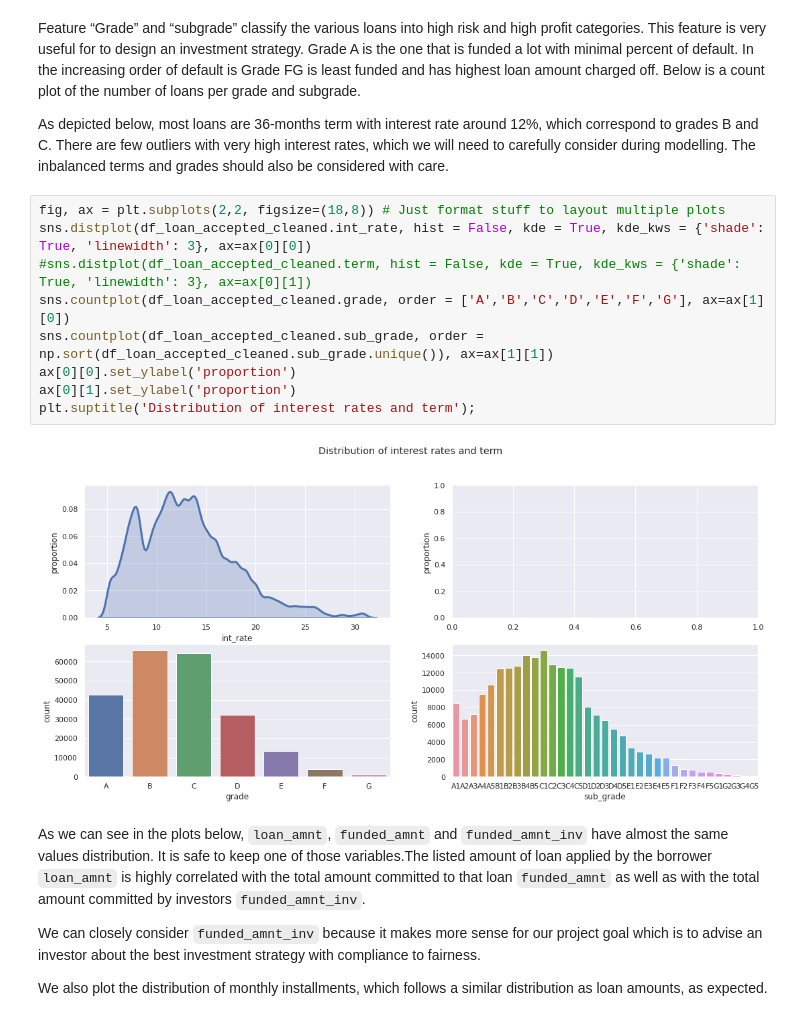
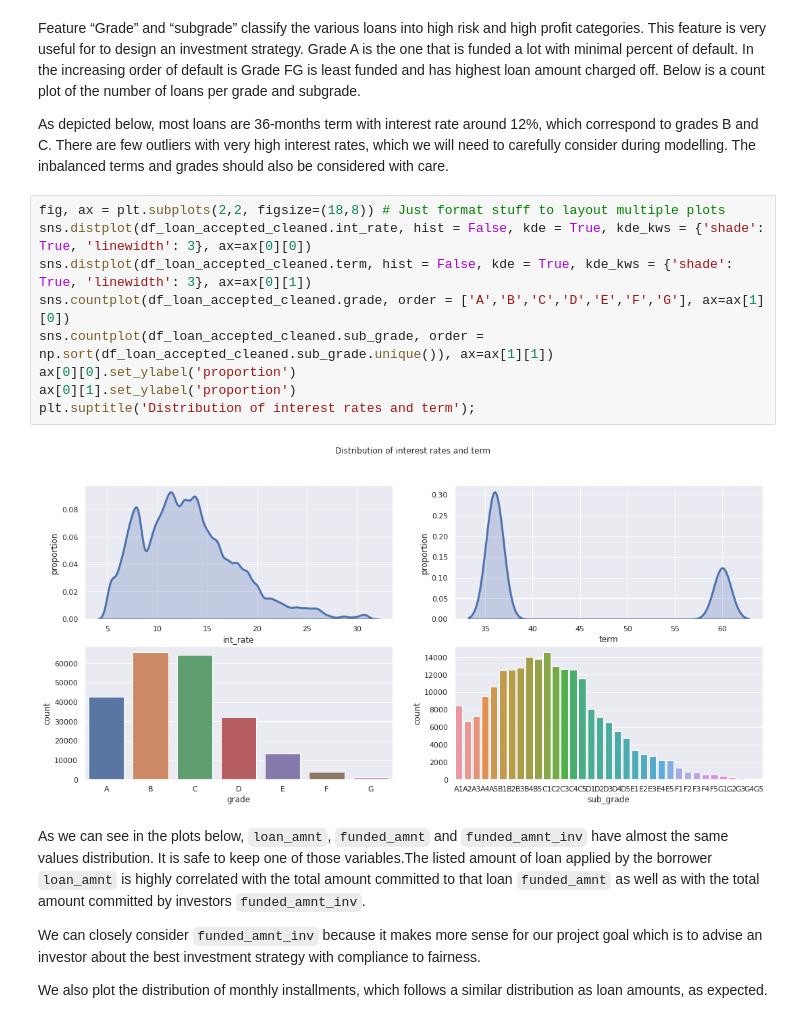
Before and after one commit to Shiqing-Du/BDML, a Jupyter notebook: LC EDA.ipynb, the cells around one changed output. Drawn from its saved outputs; the diff is of its cells as text.

```diff
--- a/LC EDA.ipynb
+++ b/LC EDA.ipynb
@@ -61,14 +61,14 @@ As depicted below, most loans are 36-months term with interest rate around 12%,
 # %%
 fig, ax = plt.subplots(2,2, figsize=(18,8)) # Just format stuff to layout multiple plots
 sns.distplot(df_loan_accepted_cleaned.int_rate, hist = False, kde = True, kde_kws = {'shade': True, 'linewidth': 3}, ax=ax[0][0])
-#sns.distplot(df_loan_accepted_cleaned.term, hist = False, kde = True, kde_kws = {'shade': True, 'linewidth': 3}, ax=ax[0][1])
+sns.distplot(df_loan_accepted_cleaned.term, hist = False, kde = True, kde_kws = {'shade': True, 'linewidth': 3}, ax=ax[0][1])
 sns.countplot(df_loan_accepted_cleaned.grade, order = ['A','B','C','D','E','F','G'], ax=ax[1][0])
 sns.countplot(df_loan_accepted_cleaned.sub_grade, order = np.sort(df_loan_accepted_cleaned.sub_grade.unique()), ax=ax[1][1])
 ax[0][0].set_ylabel('proportion')
 ax[0][1].set_ylabel('proportion')
 plt.suptitle('Distribution of interest rates and term');
 # %% [output]
-[figure, old version]
+[figure, new version]
 # %% [markdown]
 As we can see in the plots below, `loan_amnt`, `funded_amnt` and `funded_amnt_inv` have almost the same values distribution. It is safe to keep one of those variables.The listed amount of loan applied by the borrower `loan_amnt` is highly correlated with the total amount committed to that loan `funded_amnt` as well as with the total amount committed by investors `funded_amnt_inv`.
 
```
Also changed, not shown: parts of 5 cells of this notebook.
